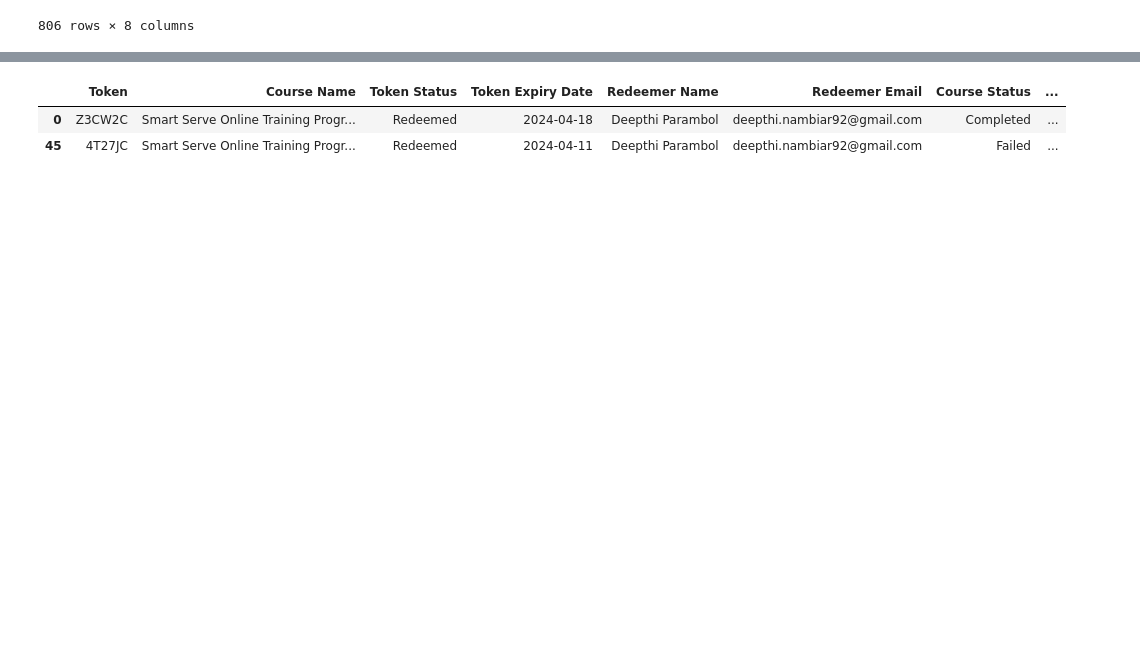
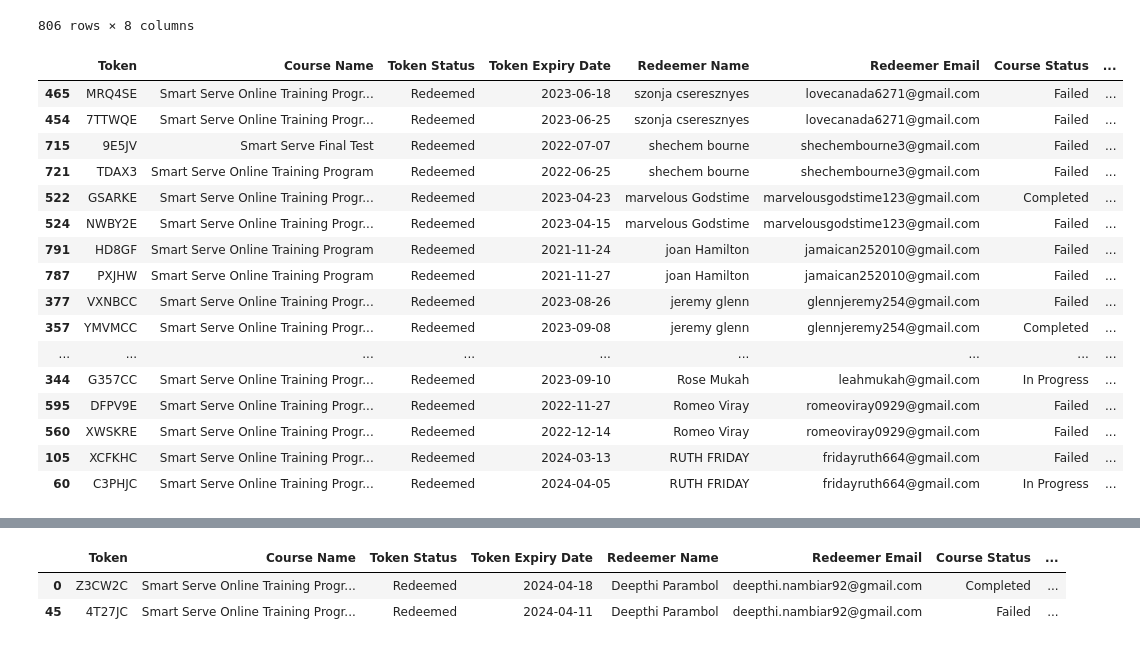
Before and after one commit to guevarch/Beautifuldata, a Jupyter notebook: analysis.ipynb, the cells around one changed output, grey strips where cells are left out. Saved outputs shown, nothing was run; the diff lists cells and outputs as text; code cells hidden in the pictures; blank space fills up the shorter version.

```diff
--- a/analysis.ipynb
+++ b/analysis.ipynb
@@ -36,0 +32,23 @@ df.loc[(df['Token Status'] == 'Redeemed') & (df['Course Status'] == 'In Progress
+# %%
+## Check for duplicates if attempts are correcty assigned
+df_duplicates = df[df['Redeemer Name'].duplicated(keep=False)]
+df_sort = df_duplicates.sort_values(by='Redeemer Name', ascending=False)
+df_sort.head(51)
+# %% [output]
+|  | Token | Course Name | Token Status | Token Expiry Date | Redeemer Name | Redeemer Email | Course Status | ... |
+| 465 | MRQ4SE | Smart Serve Online Training Progr... | Redeemed | 2023-06-18 | szonja cseresznyes | lovecanada6271@gmail.com | Failed | ... |
+| 454 | 7TTWQE | Smart Serve Online Training Progr... | Redeemed | 2023-06-25 | szonja cseresznyes | lovecanada6271@gmail.com | Failed | ... |
+| 715 | 9E5JV | Smart Serve Final Test | Redeemed | 2022-07-07 | shechem bourne | shechembourne3@gmail.com | Failed | ... |
+| 721 | TDAX3 | Smart Serve Online Training Program | Redeemed | 2022-06-25 | shechem bourne | shechembourne3@gmail.com | Failed | ... |
+| 522 | GSARKE | Smart Serve Online Training Progr... | Redeemed | 2023-04-23 | marvelous Godstime | marvelousgodstime123@gmail.com | Completed | ... |
+| 524 | NWBY2E | Smart Serve Online Training Progr... | Redeemed | 2023-04-15 | marvelous Godstime | marvelousgodstime123@gmail.com | Failed | ... |
+| 791 | HD8GF | Smart Serve Online Training Program | Redeemed | 2021-11-24 | joan Hamilton | jamaican252010@gmail.com | Failed | ... |
+| 787 | PXJHW | Smart Serve Online Training Program | Redeemed | 2021-11-27 | joan Hamilton | jamaican252010@gmail.com | Failed | ... |
+| 377 | VXNBCC | Smart Serve Online Training Progr... | Redeemed | 2023-08-26 | jeremy glenn | glennjeremy254@gmail.com | Failed | ... |
+| 357 | YMVMCC | Smart Serve Online Training Progr... | Redeemed | 2023-09-08 | jeremy glenn | glennjeremy254@gmail.com | Completed | ... |
+| ... | ... | ... | ... | ... | ... | ... | ... | ... |
+| 344 | G357CC | Smart Serve Online Training Progr... | Redeemed | 2023-09-10 | Rose Mukah | leahmukah@gmail.com | In Progress | ... |
+| 595 | DFPV9E | Smart Serve Online Training Progr... | Redeemed | 2022-11-27 | Romeo Viray | romeoviray0929@gmail.com | Failed | ... |
+| 560 | XWSKRE | Smart Serve Online Training Progr... | Redeemed | 2022-12-14 | Romeo Viray | romeoviray0929@gmail.com | Failed | ... |
+| 105 | XCFKHC | Smart Serve Online Training Progr... | Redeemed | 2024-03-13 | RUTH FRIDAY | fridayruth664@gmail.com | Failed | ... |
+| 60 | C3PHJC | Smart Serve Online Training Progr... | Redeemed | 2024-04-05 | RUTH FRIDAY | fridayruth664@gmail.com | In Progress | ... |
```
Also changed, not shown: parts of 9 cells of this notebook.
